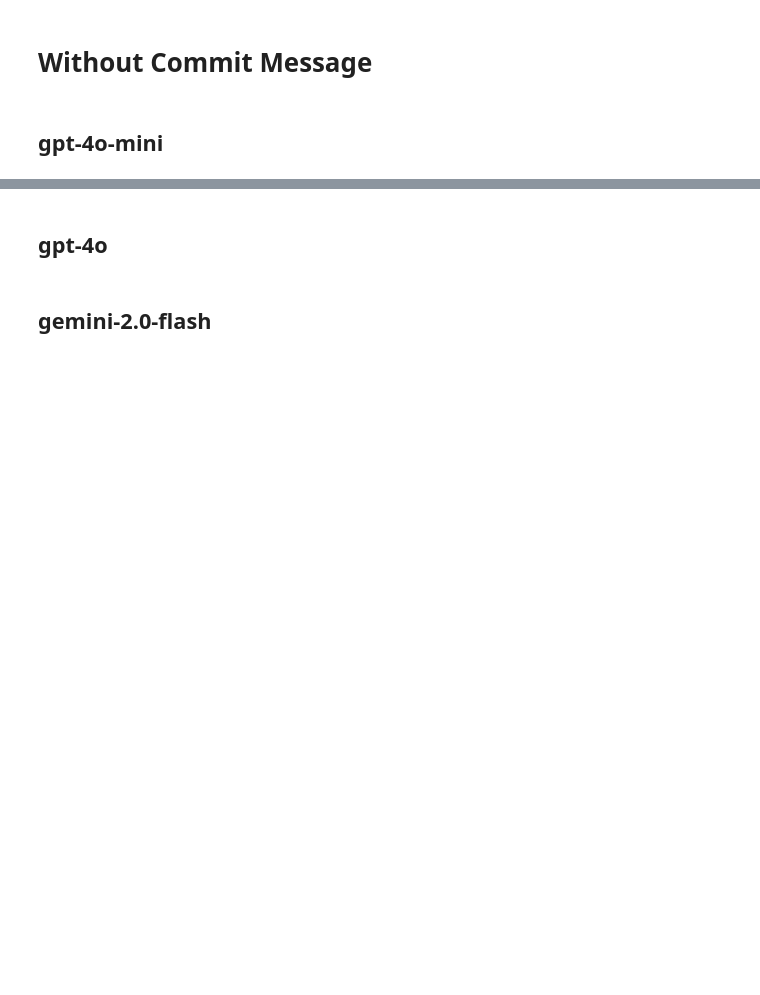
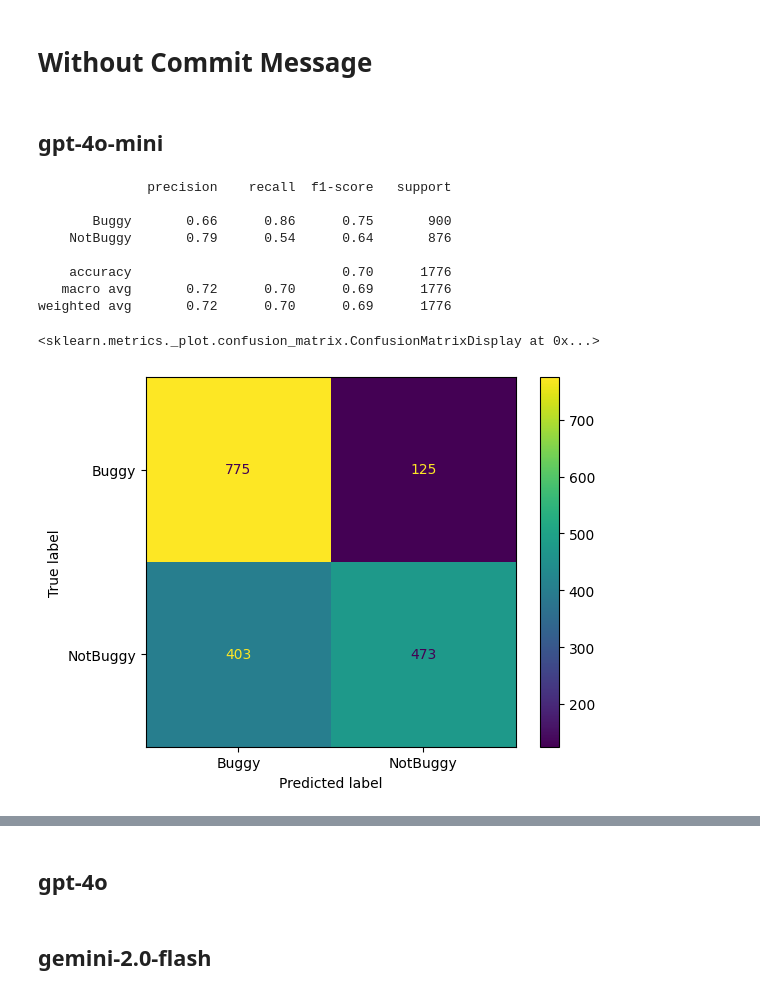
Before and after one commit to nahidul-opu/Tangled, a Jupyter notebook: RQ1.ipynb, the cells around one changed output, grey strips where cells are left out. Cells and saved outputs as stored; diff of their text form; code cells hidden in the pictures; blank space fills up the shorter version.

Commit message:
WithMsg: 4o-mini, gemini. WithoutMsg: 4o-mini

```diff
--- a/RQ1.ipynb
+++ b/RQ1.ipynb
@@ -26,9 +31,21 @@ result.to_csv(f"./Results/RQ1/{model_name}.csv", index = False)
 # %%
-result = pd.read_csv(f"./Results/RQ1/{model_name}.csv")
+model_name = "gpt-4o-mini"
+result = pd.read_csv(f"{save_path}{model_name}.csv")
 print(classification_report(result["Decision"], result["Detection"]))
 cm = confusion_matrix(result["Decision"], result["Detection"], labels=["Buggy", "NotBuggy"])
 fig = ConfusionMatrixDisplay(cm, display_labels=["Buggy", "NotBuggy"])
 fig.plot()
+# %% [output]
+              precision    recall  f1-score   support
+
+       Buggy       0.66      0.86      0.75       900
+    NotBuggy       0.79      0.54      0.64       876
+
+    accuracy                           0.70      1776
+   macro avg       0.72      0.70      0.69      1776
+weighted avg       0.72      0.70      0.69      1776
+<sklearn.metrics._plot.confusion_matrix.ConfusionMatrixDisplay at 0x...>
+[figure, added]
 # %%
 g = pd.read_csv("./data/GoldSet.csv")
 filtered_result = result[result['CommitHash'].isin(g['CommitHash'])]
```
Also changed, not shown: parts of 25 cells of this notebook, 3 other files.
